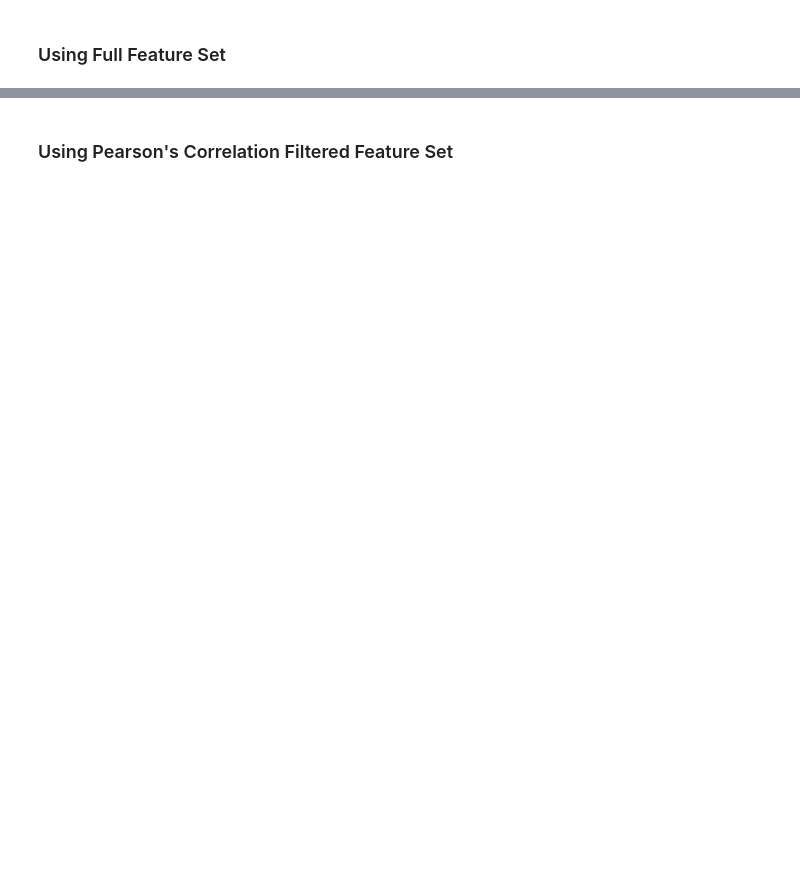
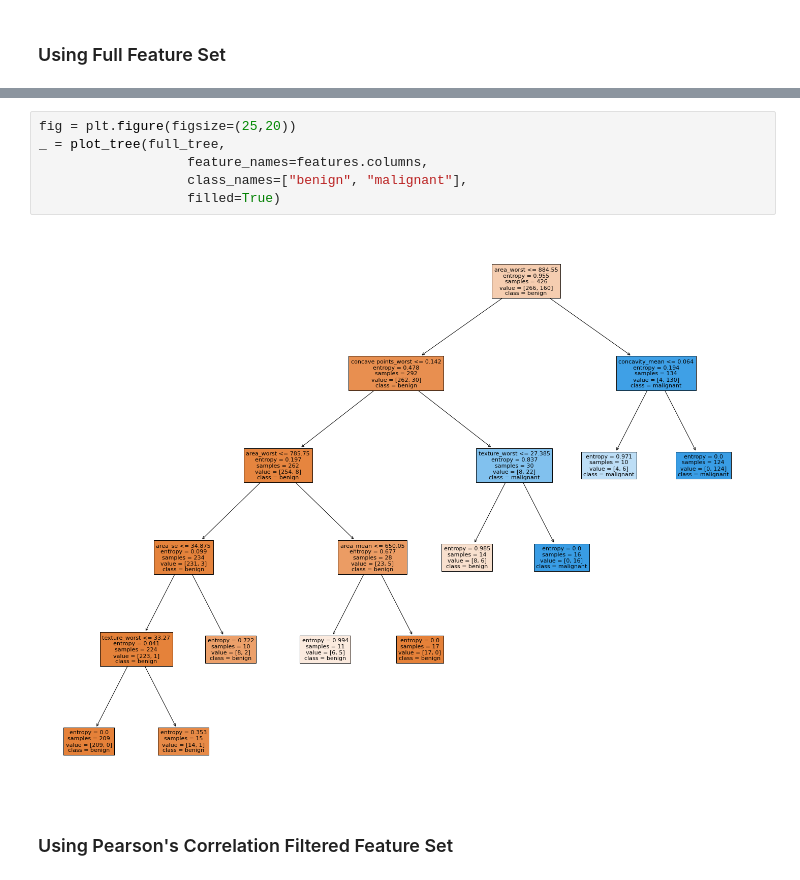
Before and after one commit to malthusohtj/breast_cancer_prediction, a Jupyter notebook: breast_cancer_pred.ipynb, the cells around one changed output, grey strips where cells are left out. Cells and saved outputs as stored; diff of their text form; blank space fills up the shorter version.

```diff
--- a/breast_cancer_pred.ipynb
+++ b/breast_cancer_pred.ipynb
@@ -585,3 +618,11 @@ make_confusion_matrix(confusion_matrix(y_test_full, full_pred), group_names=['Tr
+# %%
+fig = plt.figure(figsize=(25,20))
+_ = plot_tree(full_tree,
+                   feature_names=features.columns,
+                   class_names=["benign", "malignant"],
+                   filled=True)
+# %% [output]
+[figure, added]
 # %% [markdown]
 ### Using Pearson's Correlation Filtered Feature Set
 # %%
```
Also changed, not shown: parts of 17 cells of this notebook.
